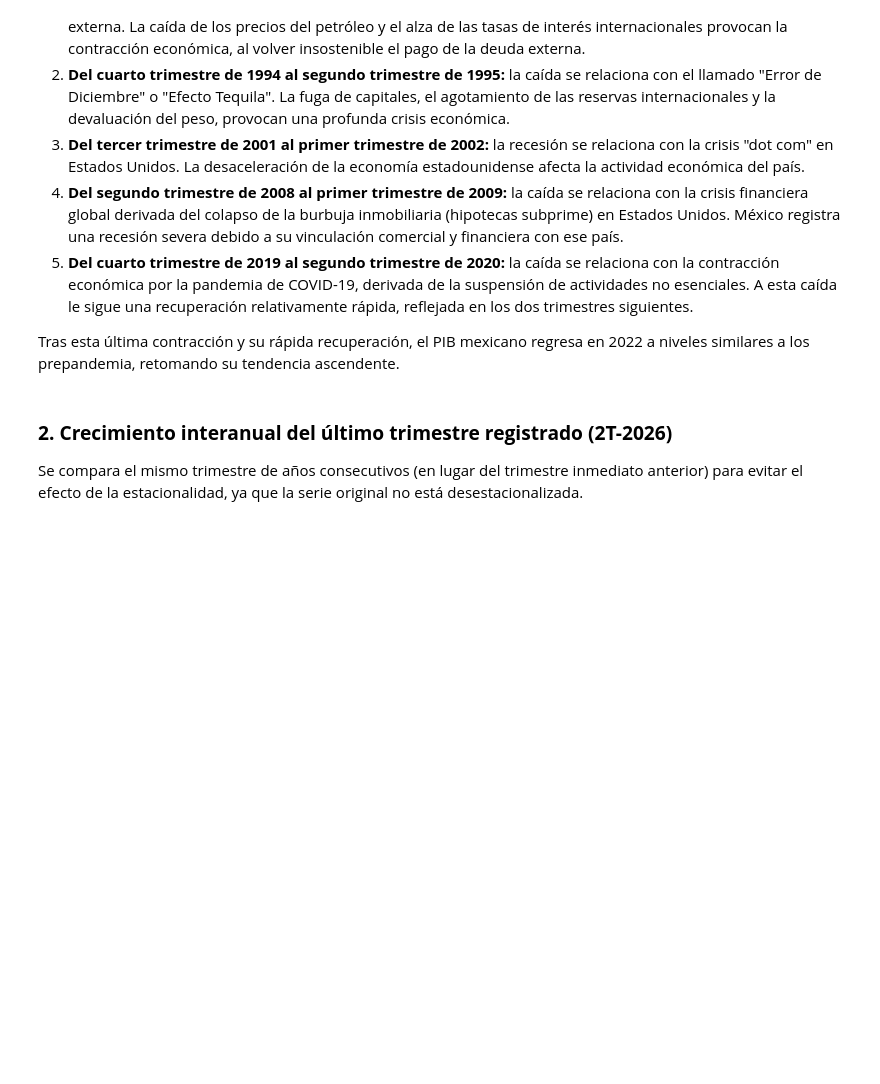
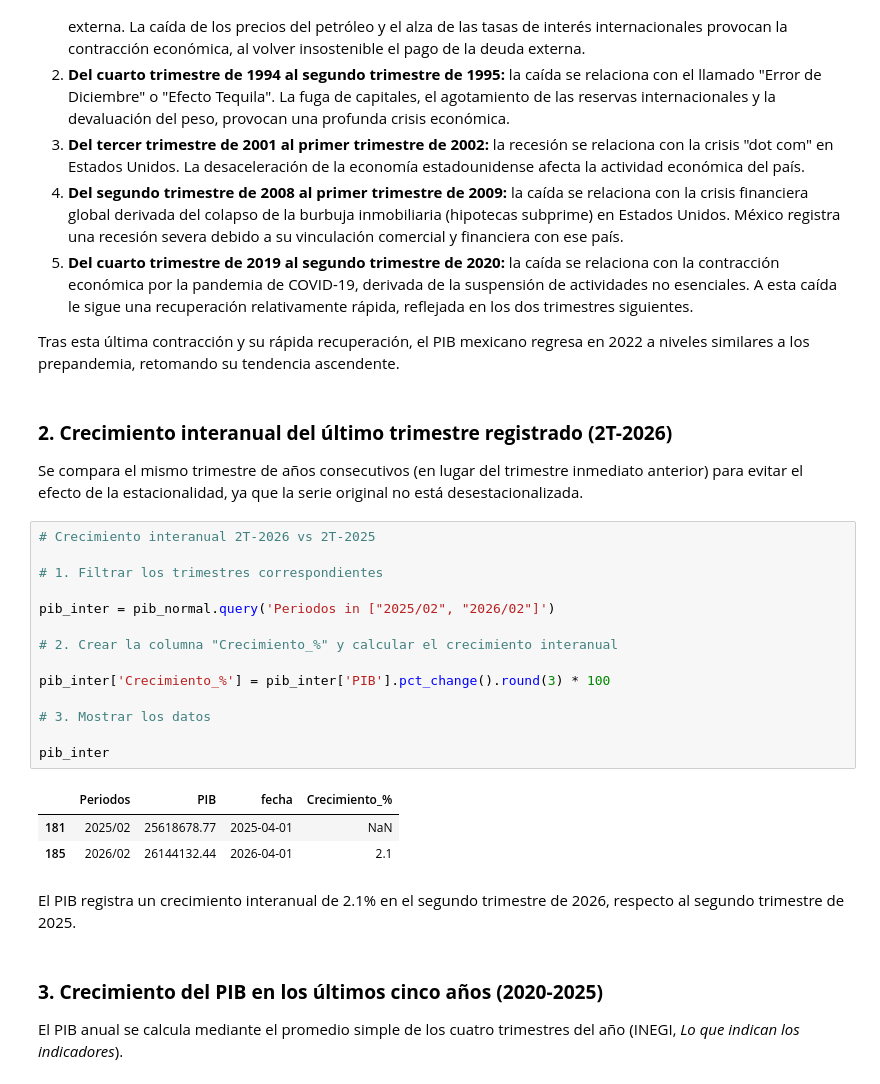
Before and after one commit to Jose-Castanedas/pib_mexico, a Jupyter notebook: notebooks/analsis_pib.ipynb, the cells around one changed output. Cells and saved outputs as stored; diff of their text form; blank space fills up the shorter version.

Commit message:
feat: agrega análisis interanual del PIB

```diff
--- a/notebooks/analsis_pib.ipynb
+++ b/notebooks/analsis_pib.ipynb
@@ -116,3 +116,27 @@ Tras esta última contracción y su rápida recuperación, el PIB mexicano regre
 ### **2. Crecimiento interanual del último trimestre registrado (2T-2026)**
 
 Se compara el mismo trimestre de años consecutivos (en lugar del trimestre inmediato anterior) para evitar el efecto de la estacionalidad, ya que la serie original no está desestacionalizada.
+# %%
+# Crecimiento interanual 2T-2026 vs 2T-2025
+
+# 1. Filtrar los trimestres correspondientes
+
+pib_inter = pib_normal.query('Periodos in ["2025/02", "2026/02"]')
+
+# 2. Crear la columna "Crecimiento_%" y calcular el crecimiento interanual
+
+pib_inter['Crecimiento_%'] = pib_inter['PIB'].pct_change().round(3) * 100
+
+# 3. Mostrar los datos
+
+pib_inter
+# %% [output]
+|  | Periodos | PIB | fecha | Crecimiento_% |
+| 181 | 2025/02 | 25618678.77 | 2025-04-01 | NaN |
+| 185 | 2026/02 | 26144132.44 | 2026-04-01 | 2.1 |
+# %% [markdown]
+El PIB registra un crecimiento interanual de 2.1% en el segundo trimestre de 2026, respecto al segundo trimestre de 2025.
+# %% [markdown]
+### **3. Crecimiento del PIB en los últimos cinco años (2020-2025)**
+
+El PIB anual se calcula mediante el promedio simple de los cuatro trimestres del año (INEGI, *Lo que indican los indicadores*).
```
